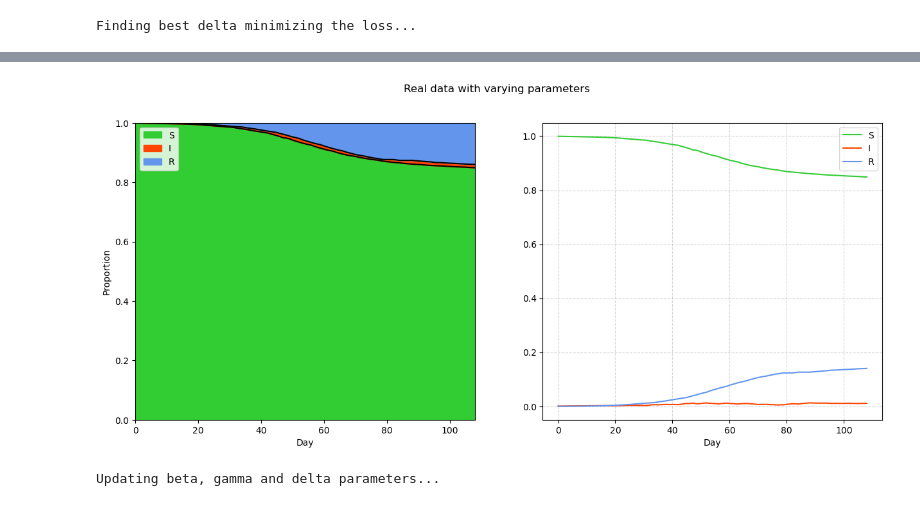
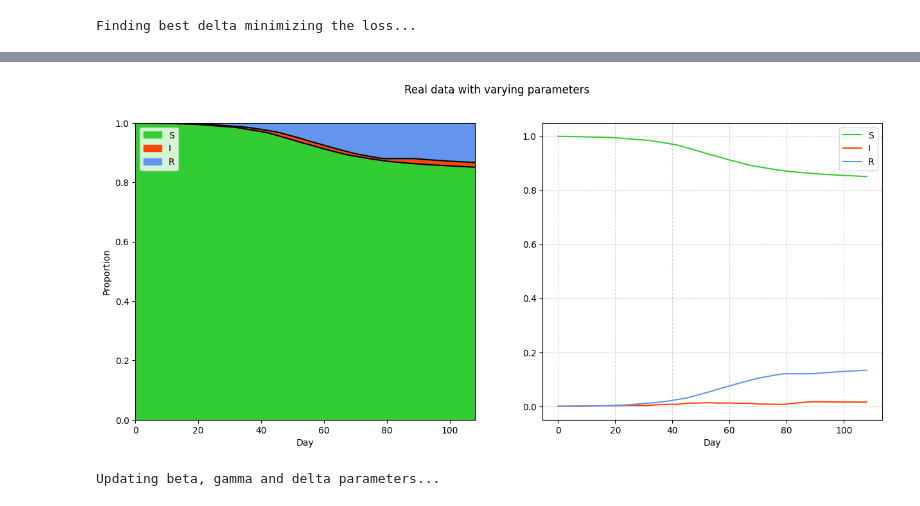
Before and after one commit to s1m0n32001/BayesianSIR, a Jupyter notebook: final.ipynb, the cells around one changed output, grey strips where cells are left out. Saved outputs shown, nothing was run; the diff lists cells and outputs as text; code cells hidden in the pictures.

```diff
--- a/final.ipynb
+++ b/final.ipynb
@@ -4,6 +4,10 @@ import numpy.random as npr
 import matplotlib.pyplot as plt
 from tqdm.notebook import tqdm
 from Bayesian_SIR import Bayesian_SIR
+import pandas as pd
+from pysmooth import smooth
+import csv
+plt.rcParams['font.size'] = 15
 # %% [markdown]
 ### Parameter initialization
 # %%
@@ -78,6 +99,12 @@ SIR_model_real = Bayesian_SIR([None]*3, [], [])
 # %%
-SIR_model_real.run(p, n_steps, burnin, thin, data_file='Singapore_new.csv')
+n_steps = 25_000
+p = 0.01
+T = T - 1
+burnin = 5_000
+thin = 10
+
+SIR_model_real.run(p, n_steps, burnin, thin, data_file='Singapore_new_smoothed.csv')
 # %% [output]
-[figure, old version]
+[figure, new version]
 Updating beta, gamma and delta parameters...
 # %%
```
Also changed, not shown: parts of 22 cells of this notebook, 1 other file.
